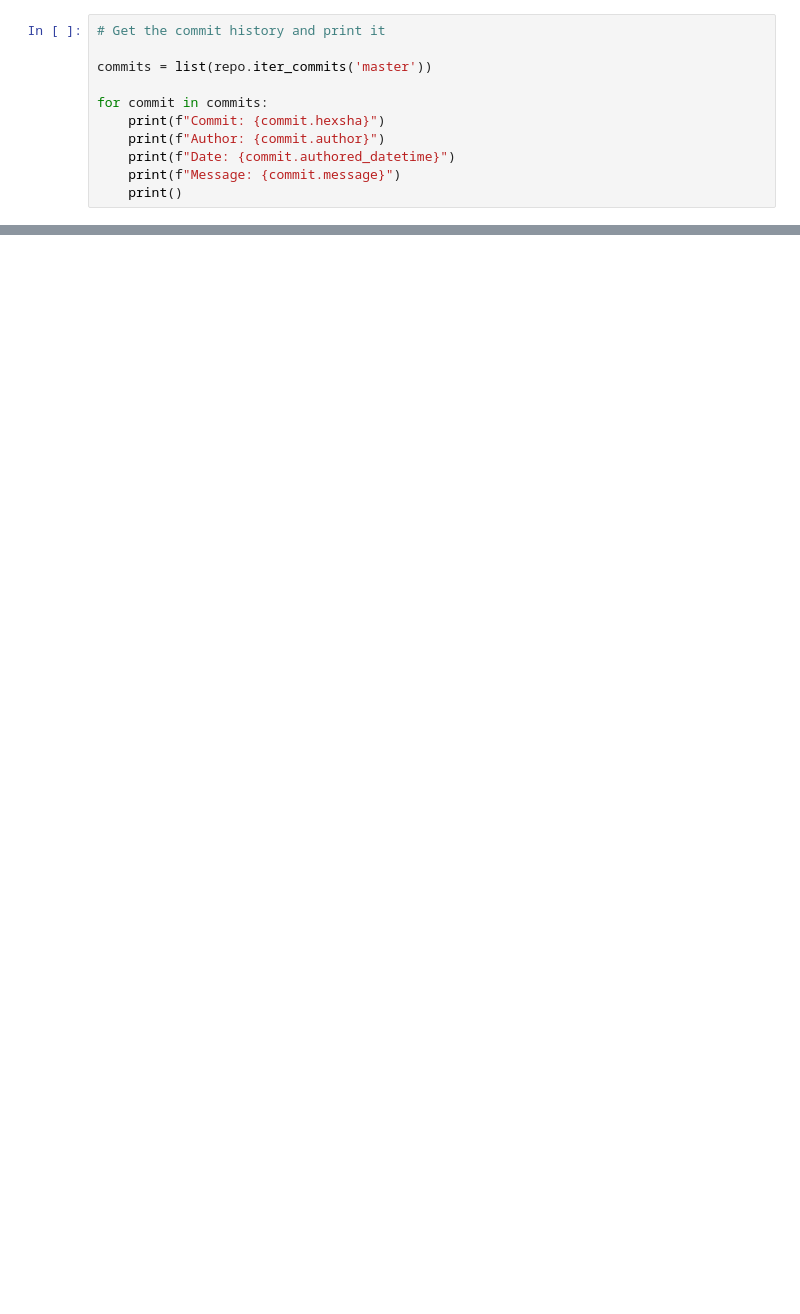
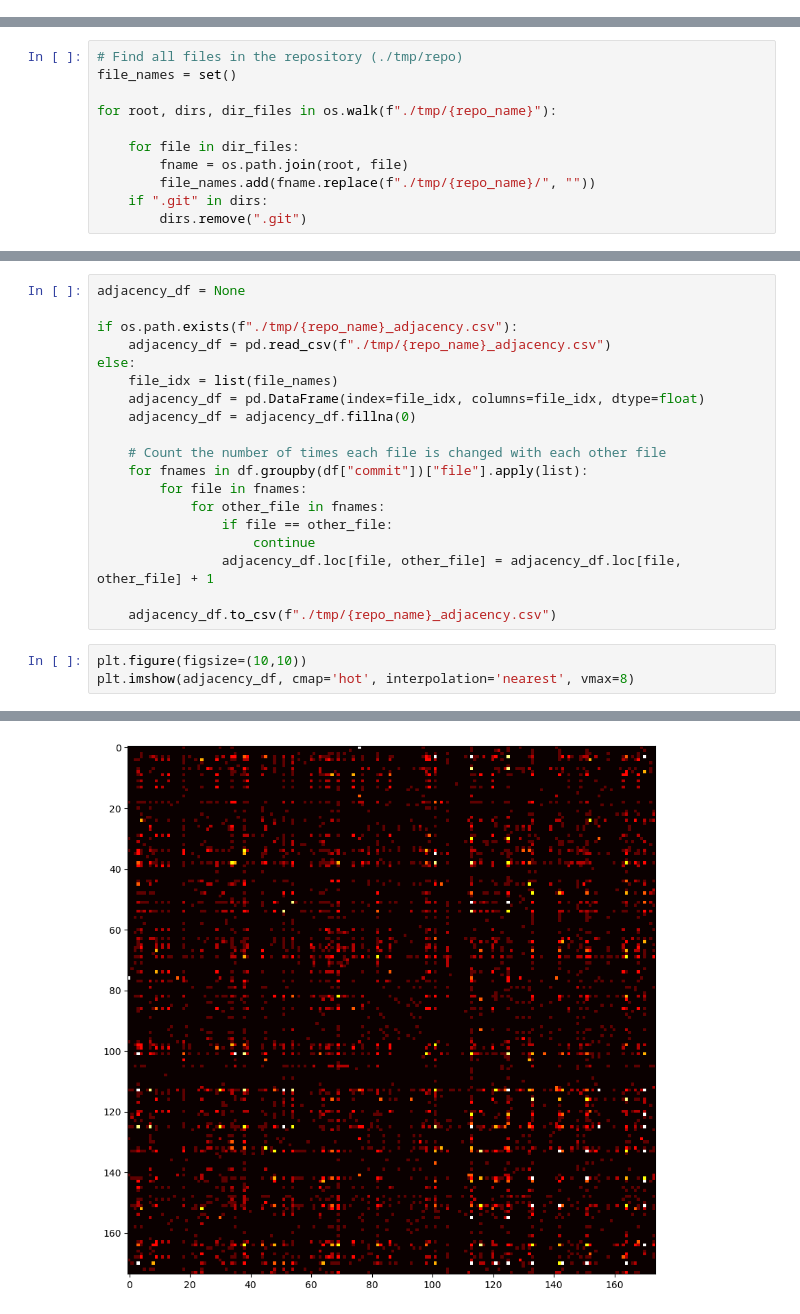
Before and after one commit to Veikkosuhonen/git-viz, a Jupyter notebook: sketch.ipynb, the cells around one changed output, grey strips where cells are left out. Drawn from its saved outputs; the diff is of its cells as text; blank space fills up the shorter version.

```diff
--- a/sketch.ipynb
+++ b/sketch.ipynb
@@ -19,13 +23,2 @@ def get_repo():
 
 repo = get_repo()
-# %%
-# Get the commit history and print it
-
-commits = list(repo.iter_commits('master'))
-
-for commit in commits:
-    print(f"Commit: {commit.hexsha}")
-    print(f"Author: {commit.author}")
-    print(f"Date: {commit.authored_datetime}")
-    print(f"Message: {commit.message}")
-    print()
@@ -147,0 +25,11 @@ print(repo.head.commit.stats.total)
+# %%
+# Find all files in the repository (./tmp/repo)
+file_names = set()
+
+for root, dirs, dir_files in os.walk(f"./tmp/{repo_name}"):
+
+    for file in dir_files:
+        fname = os.path.join(root, file)
+        file_names.add(fname.replace(f"./tmp/{repo_name}/", ""))
+    if ".git" in dirs:
+        dirs.remove(".git")
@@ -147,0 +67,23 @@ print(repo.head.commit.stats.total)
+# %%
+adjacency_df = None
+
+if os.path.exists(f"./tmp/{repo_name}_adjacency.csv"):
+    adjacency_df = pd.read_csv(f"./tmp/{repo_name}_adjacency.csv")
+else:
+    file_idx = list(file_names)
+    adjacency_df = pd.DataFrame(index=file_idx, columns=file_idx, dtype=float)
+    adjacency_df = adjacency_df.fillna(0)
+
+    # Count the number of times each file is changed with each other file
+    for fnames in df.groupby(df["commit"])["file"].apply(list):
+        for file in fnames:
+            for other_file in fnames:
+                if file == other_file:
+                    continue
+                adjacency_df.loc[file, other_file] = adjacency_df.loc[file, other_file] + 1
+
+    adjacency_df.to_csv(f"./tmp/{repo_name}_adjacency.csv")
+# %%
+plt.figure(figsize=(10,10))
+plt.imshow(adjacency_df, cmap='hot', interpolation='nearest', vmax=8)
+# %% [output]
@@ -147,0 +91 @@ print(repo.head.commit.stats.total)
+[figure, added]
```
Also changed, not shown: parts of 12 cells of this notebook, 13 other files.
